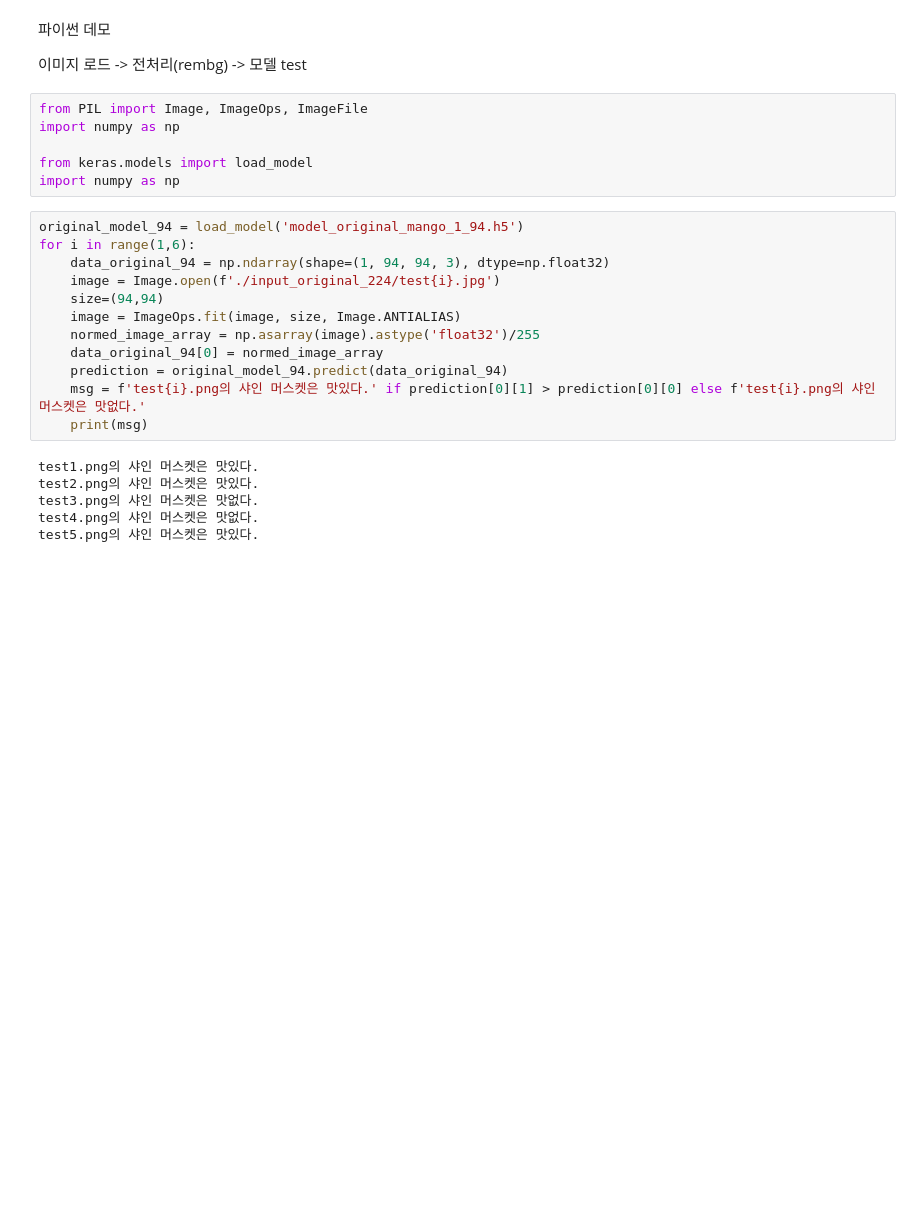
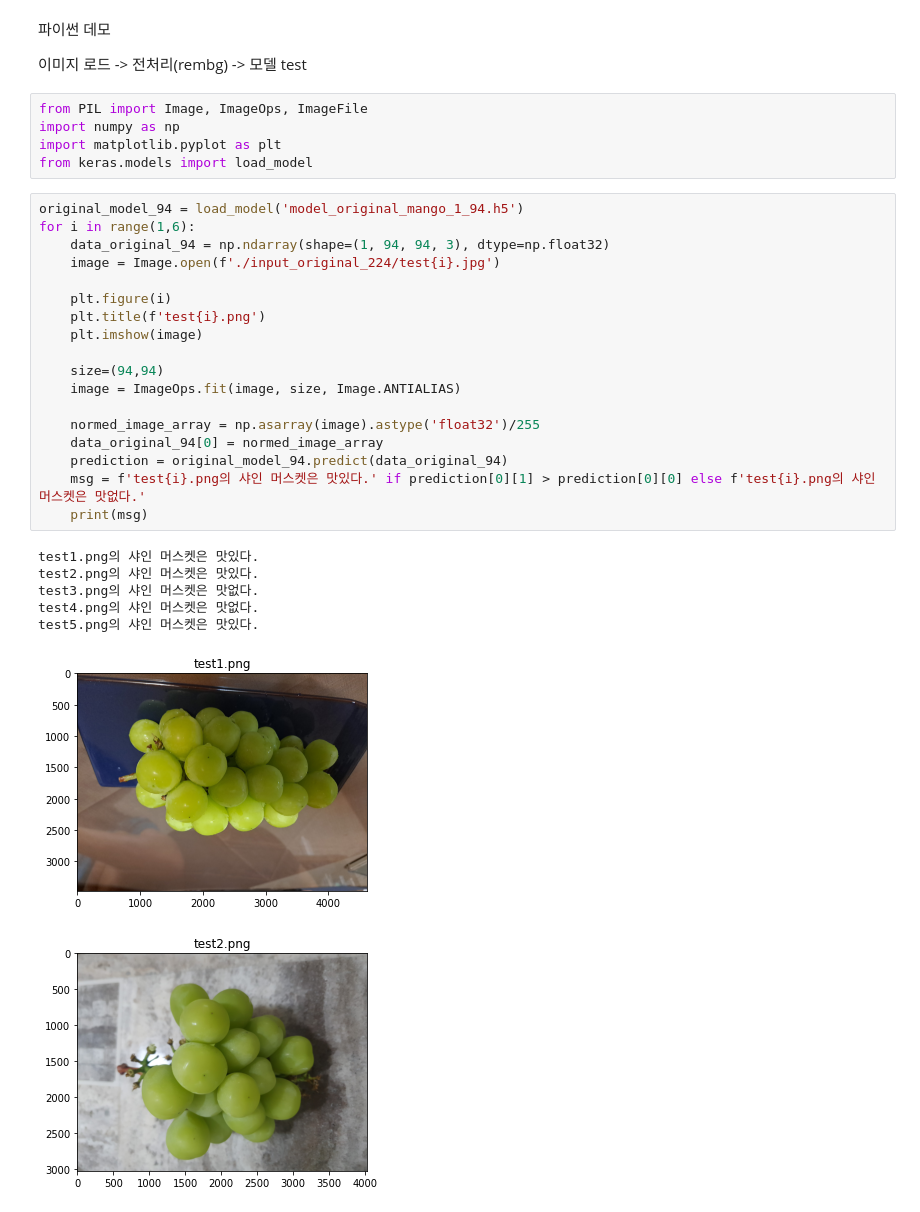
Before and after one commit to SNUCV21/Demo, a Jupyter notebook: python_demo.ipynb, the cells around one changed output. Cells and saved outputs as stored; diff of their text form; blank space fills up the shorter version.

Commit message:
ADD plot test image

```diff
--- a/python_demo.ipynb
+++ b/python_demo.ipynb
@@ -5,24 +5,31 @@
 # %%
 from PIL import Image, ImageOps, ImageFile
 import numpy as np
-
+import matplotlib.pyplot as plt
 from keras.models import load_model
-import numpy as np
 # %%
 original_model_94 = load_model('model_original_mango_1_94.h5')
 for i in range(1,6):
     data_original_94 = np.ndarray(shape=(1, 94, 94, 3), dtype=np.float32)
     image = Image.open(f'./input_original_224/test{i}.jpg')
+
+    plt.figure(i)
+    plt.title(f'test{i}.png')
+    plt.imshow(image)
+
     size=(94,94)
     image = ImageOps.fit(image, size, Image.ANTIALIAS)
+
     normed_image_array = np.asarray(image).astype('float32')/255
     data_original_94[0] = normed_image_array
     prediction = original_model_94.predict(data_original_94)
     msg = f'test{i}.png의 샤인 머스켓은 맛있다.' if prediction[0][1] > prediction[0][0] else f'test{i}.png의 샤인 머스켓은 맛없다.'
     print(msg)
 # %% [output]
 test1.png의 샤인 머스켓은 맛있다.
 test2.png의 샤인 머스켓은 맛있다.
 test3.png의 샤인 머스켓은 맛없다.
 test4.png의 샤인 머스켓은 맛없다.
 test5.png의 샤인 머스켓은 맛있다.
+[figure, added]
+[figure, added]
```
Also changed, not shown: parts of 3 cells of this notebook.
